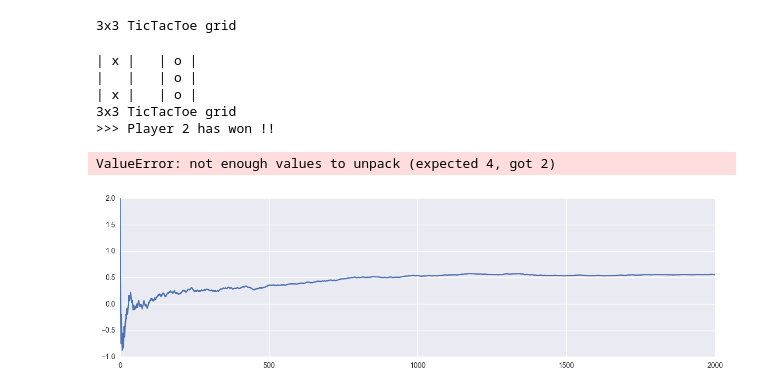
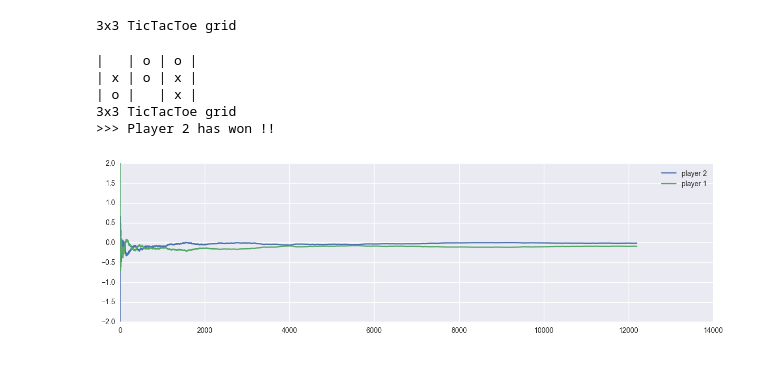
Before and after one commit to TheoLvs/machine-learning, a Jupyter notebook: 2. Reinforcement Learning/3. Reinforcement Learning - Tic Tac Toe.ipynb, the cells around one changed output. Saved outputs shown, nothing was run; the diff lists cells and outputs as text; code cells hidden in the pictures.

```diff
--- a/2. Reinforcement Learning/3. Reinforcement Learning - Tic Tac Toe.ipynb
+++ b/2. Reinforcement Learning/3. Reinforcement Learning - Tic Tac Toe.ipynb
@@ -118,24 +125,27 @@ a
 |   |   | o |
 3x3 TicTacToe grid
 # %%
-player1 = Human_Agent()
-player2 = AI_RL_Agent()
+player1 = AI_Random_Agent()
+# player1 = AI_Rules_Agent()
+player2 = AI_RL_Agent(lr = 0.1)
+player1 = AI_RL_Agent(lr = 0.05)
+
 g = Game(player1,player2)
 # %%
 g.run_episode()
 # %% [output]
-| x |   | o |
-|   |   | o |
-| x |   | o |
+|   | o | o |
+| x | o | x |
+| o |   | x |
 3x3 TicTacToe grid
 >>> Player 2 has won !!
 # %%
-g.run_n_episodes(1000)
+g.run_n_episodes(10000)
-# %% [output]
-ValueError: not enough values to unpack (expected 4, got 2)
 # %%
 plt.figure(figsize = (15,4))
 plt.plot(np.cumsum(player2.running_rewards)/np.array(range(1,len(player2.running_rewards)+1)))
+plt.plot(np.cumsum(player1.running_rewards)/np.array(range(1,len(player2.running_rewards)+1)))
+plt.legend(["player 2","player 1"])
 plt.show()
 # %% [output]
-[figure, old version]
+[figure, new version]
```
Also changed, not shown: parts of 5 cells of this notebook.
